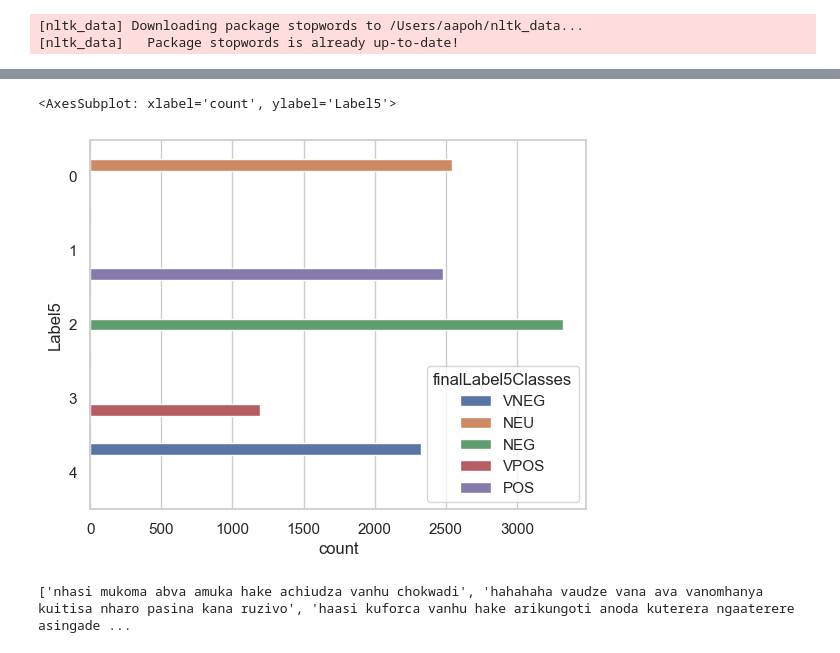
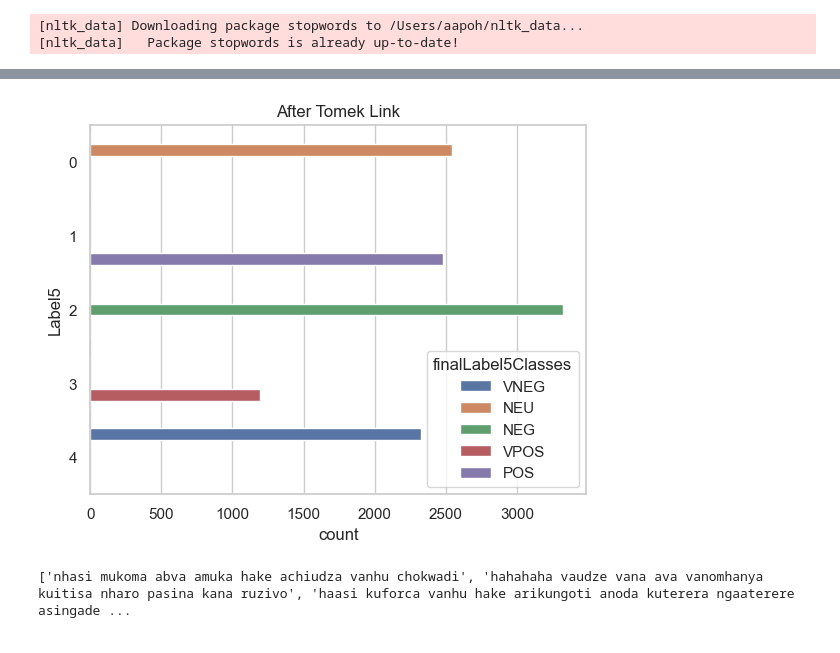
Before and after one commit to kibambe-0167/bert-multiclass, a Jupyter notebook: sklearn_models.ipynb, the cells around one changed output, grey strips where cells are left out. Cells and saved outputs as stored; diff of their text form; code cells hidden in the pictures.

```diff
--- a/sklearn_models.ipynb
+++ b/sklearn_models.ipynb
@@ -148,13 +165,13 @@ df.head()
 # %%
 # data visualisation
 import seaborn as sns
-# sns.set_theme(style="whitegrid")
 
-# print(data.columns)
+plt.figure()
+plt.title("After Tomek Link")
 sns.countplot(data=data, y='Label5', hue="finalLabel5Classes")
+plt.show()
 # %% [output]
-<AxesSubplot: xlabel='count', ylabel='Label5'>
-[figure, old version]
+[figure, new version]
 # %%
 # FUNCTION CALL FOR DATA CLEANING AND PREPARATION #
 utils = Utils()
```
Also changed, not shown: parts of 2 cells of this notebook, 1 other file.
